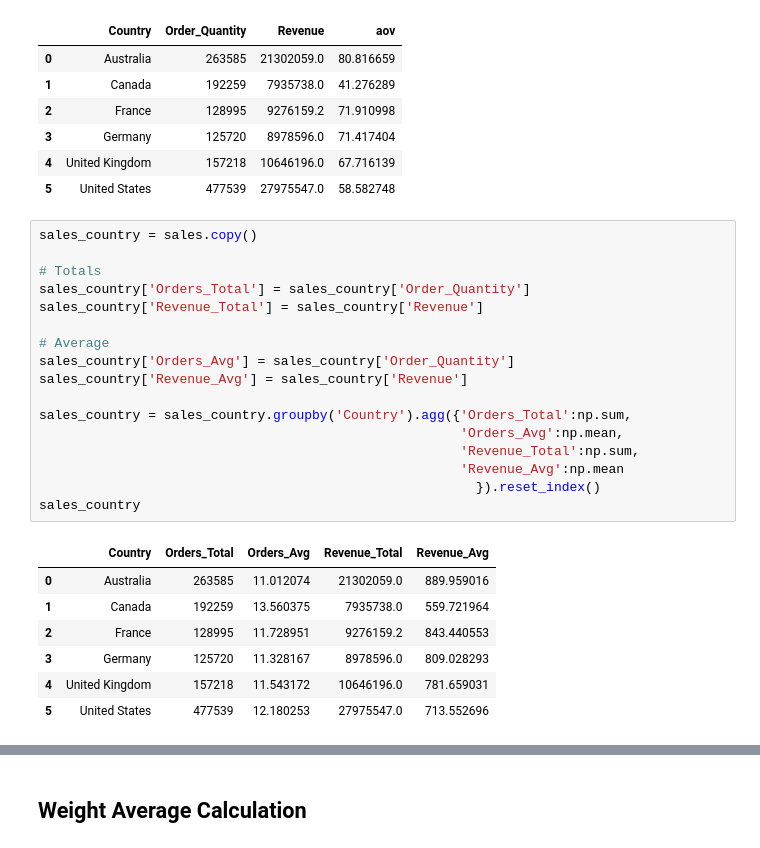
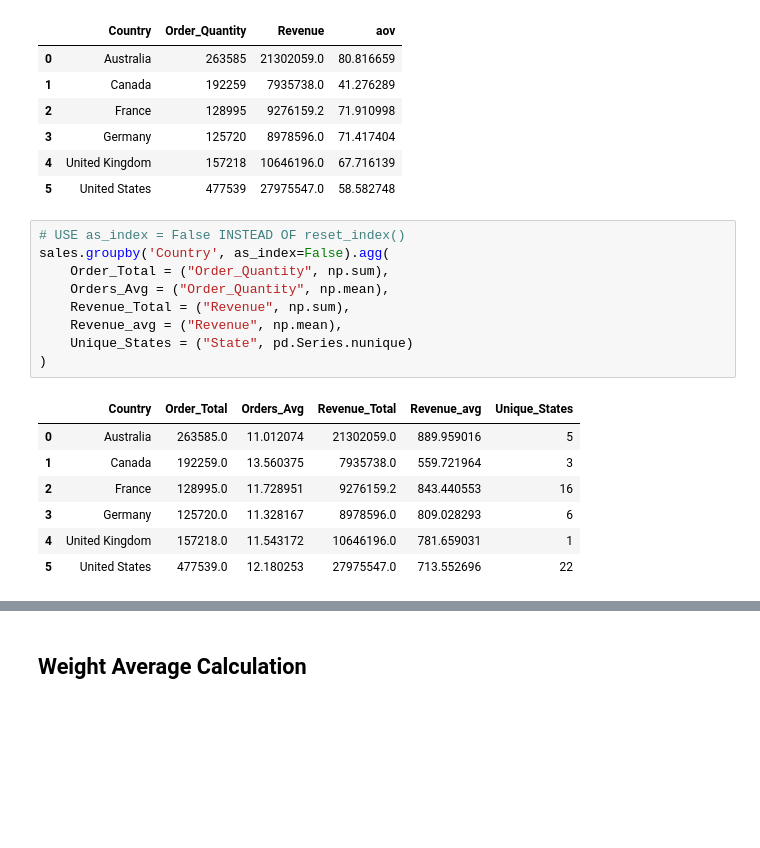
Before and after one commit to dcaley5005/Python_Cheat_Sheet, a Jupyter notebook: Data_Transformation/data_transformation.ipynb, the cells around one changed output, grey strips where cells are left out. Drawn from its saved outputs; the diff is of its cells as text; blank space fills up the shorter version.

```diff
--- a/Data_Transformation/data_transformation.ipynb
+++ b/Data_Transformation/data_transformation.ipynb
@@ -738,28 +799,20 @@ sales_country
 | 3 | Germany | 125720 | 8978596.0 | 71.417404 |
 | 4 | United Kingdom | 157218 | 10646196.0 | 67.716139 |
 | 5 | United States | 477539 | 27975547.0 | 58.582748 |
-# %%
-sales_country = sales.copy()
-
-# Totals
-sales_country['Orders_Total'] = sales_country['Order_Quantity']
-sales_country['Revenue_Total'] = sales_country['Revenue']
-
-# Average
-sales_country['Orders_Avg'] = sales_country['Order_Quantity']
-sales_country['Revenue_Avg'] = sales_country['Revenue']
-
-sales_country = sales_country.groupby('Country').agg({'Orders_Total':np.sum,
-                                                      'Orders_Avg':np.mean,
-                                                      'Revenue_Total':np.sum,
-                                                      'Revenue_Avg':np.mean
-                                                        }).reset_index()
-sales_country
-# %% [output]
-|  | Country | Orders_Total | Orders_Avg | Revenue_Total | Revenue_Avg |
-| 0 | Australia | 263585 | 11.012074 | 21302059.0 | 889.959016 |
-| 1 | Canada | 192259 | 13.560375 | 7935738.0 | 559.721964 |
-| 2 | France | 128995 | 11.728951 | 9276159.2 | 843.440553 |
-| 3 | Germany | 125720 | 11.328167 | 8978596.0 | 809.028293 |
-| 4 | United Kingdom | 157218 | 11.543172 | 10646196.0 | 781.659031 |
-| 5 | United States | 477539 | 12.180253 | 27975547.0 | 713.552696 |
+# %%
+# USE as_index = False INSTEAD OF reset_index()
+sales.groupby('Country', as_index=False).agg(
+    Order_Total = ("Order_Quantity", np.sum),
+    Orders_Avg = ("Order_Quantity", np.mean),
+    Revenue_Total = ("Revenue", np.sum),
+    Revenue_avg = ("Revenue", np.mean),
+    Unique_States = ("State", pd.Series.nunique)
+)
+# %% [output]
+|  | Country | Order_Total | Orders_Avg | Revenue_Total | Revenue_avg | Unique_States |
+| 0 | Australia | 263585.0 | 11.012074 | 21302059.0 | 889.959016 | 5 |
+| 1 | Canada | 192259.0 | 13.560375 | 7935738.0 | 559.721964 | 3 |
+| 2 | France | 128995.0 | 11.728951 | 9276159.2 | 843.440553 | 16 |
+| 3 | Germany | 125720.0 | 11.328167 | 8978596.0 | 809.028293 | 6 |
+| 4 | United Kingdom | 157218.0 | 11.543172 | 10646196.0 | 781.659031 | 1 |
+| 5 | United States | 477539.0 | 12.180253 | 27975547.0 | 713.552696 | 22 |
```
Also changed, not shown: parts of 29 cells of this notebook, 23 other files.
